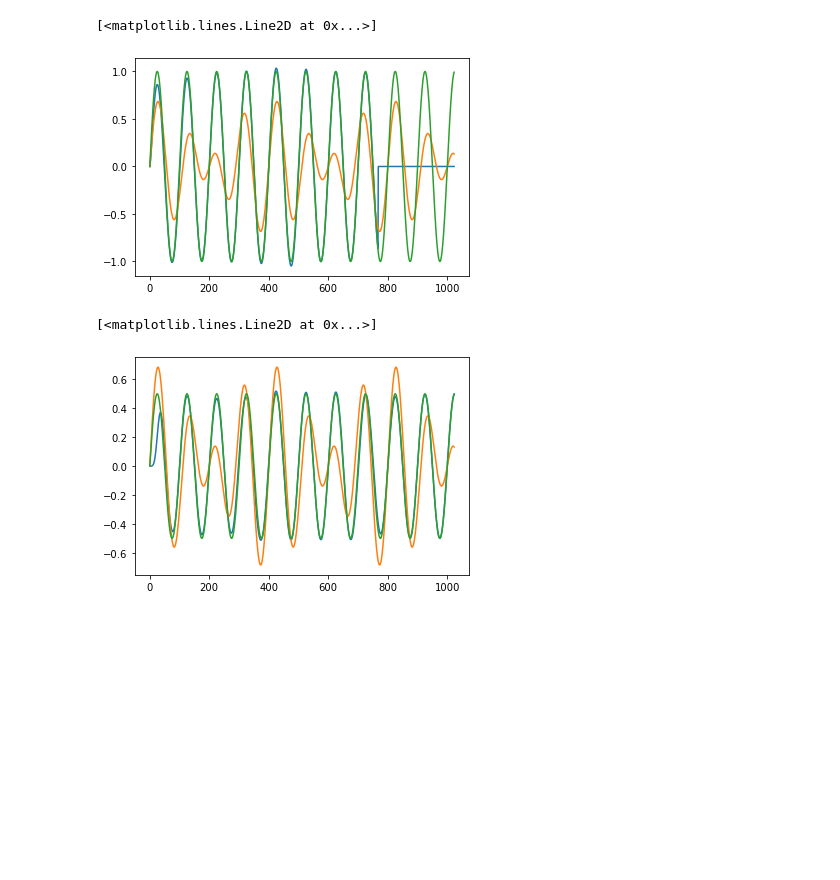
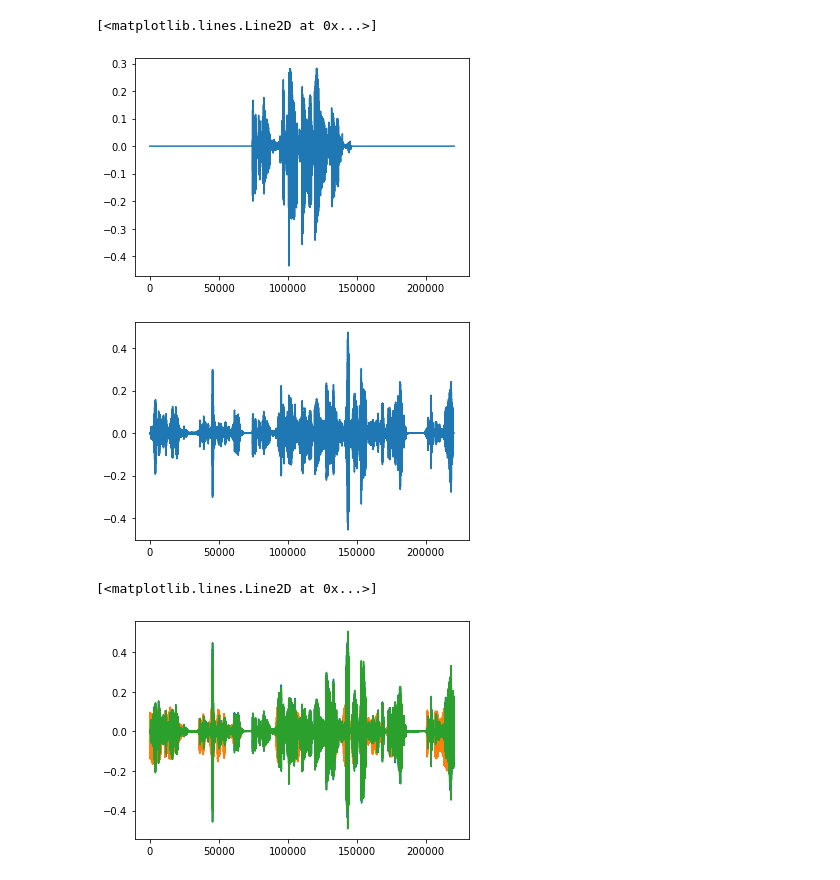
Before and after one commit to pkamath7/AEC_RES, a Jupyter notebook: utils/customfilters.ipynb, the cells around one changed output. Cells and saved outputs as stored; diff of their text form; code cells hidden in the pictures; blank space fills up the shorter version.

```diff
--- a/utils/customfilters.ipynb
+++ b/utils/customfilters.ipynb
@@ -5,6 +5,11 @@ import matplotlib.pyplot as plt
 # %%
 x=0.2*librosa.tone(440,sr=44000,length=1024)+0.3*librosa.tone(330,sr=44000,length=1024)
 d=0.5*librosa.tone(440,sr=44000,length=1024)
+# %%
+d,sr= librosa.load('../media/nearend_mic_fileid_0.wav')
+x,sr=librosa.load('../media/farend_speech_fileid_0.wav')
+echo,sr=librosa.load('../media/echo_fileid_0.wav')
+near_end,sr= librosa.load('../media/nearend_speech_fileid_0.wav')
 # %%
 def lms(x,d,mu,taps):
     N=len(x)
@@ -92,14 +97,16 @@ class NLMS(AdaptiveFilters):
         #return current output sample, current error sample and current weights
         return (y,e,w)
 # %%
-(y,e,w)= lms(x,d,0.01,256)
-
-plt.plot(y)
-plt.plot(x)
-plt.plot(d)
+(y,e,w)= lms(x,d,0.1,1024)
+plt.figure()
+plt.plot(near_end)
+plt.figure()
+plt.plot(e)
+#plt.plot(d)
 # %% [output]
 [<matplotlib.lines.Line2D at 0x...>]
-[figure, old version]
+[figure, new version]
+[figure, added]
 # %%
 #test wrapper for LMS filter
 lmscls= LMS(0.01,256)
@@ -109,10 +116,10 @@ e=np.zeros_like(x)
 for i in range(0,len(x)):
     (y[i],e[i],w)=lmscls.run(x[i],d[i])
 
-plt.plot(y)
+plt.plot(e)
 plt.plot(x)
 plt.plot(d)
 # %% [output]
 [<matplotlib.lines.Line2D at 0x...>]
-[figure, old version]
+[figure, new version]
 # %%
```
Also changed, not shown: parts of 1 cell of this notebook.
